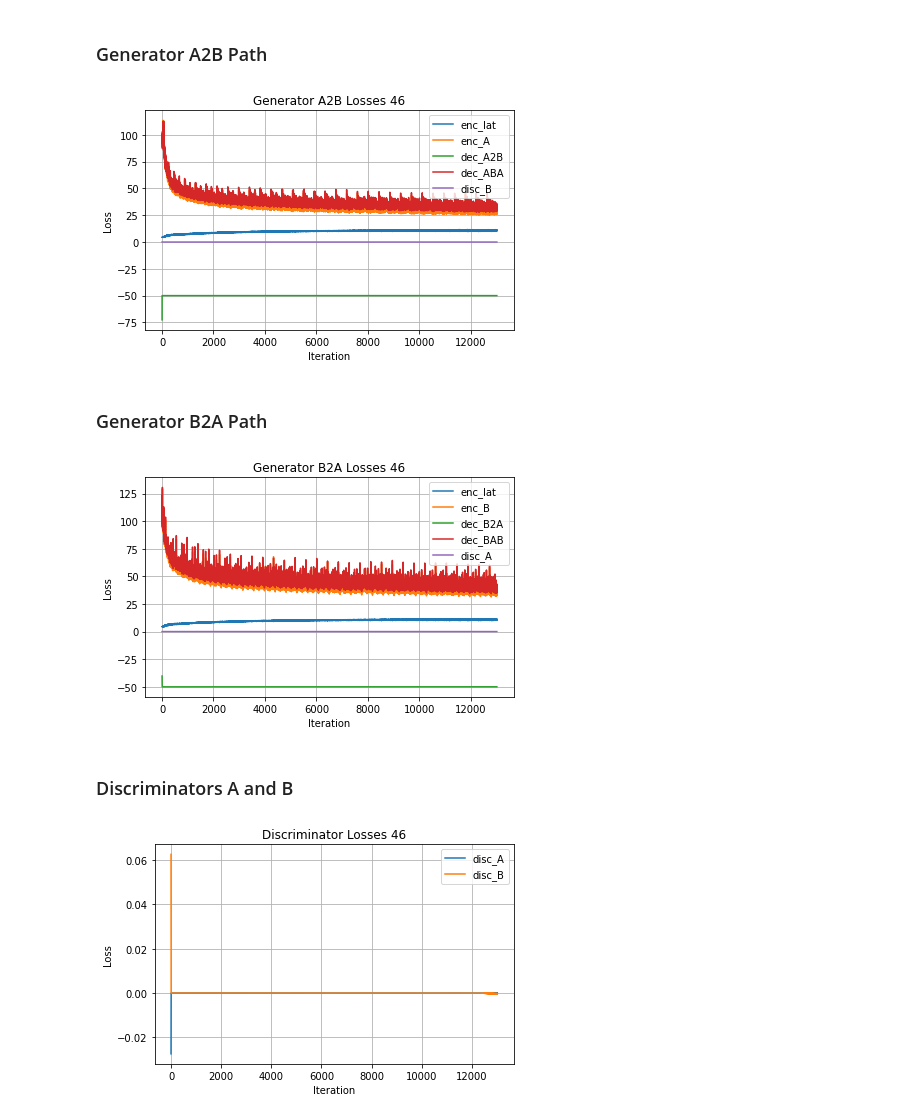
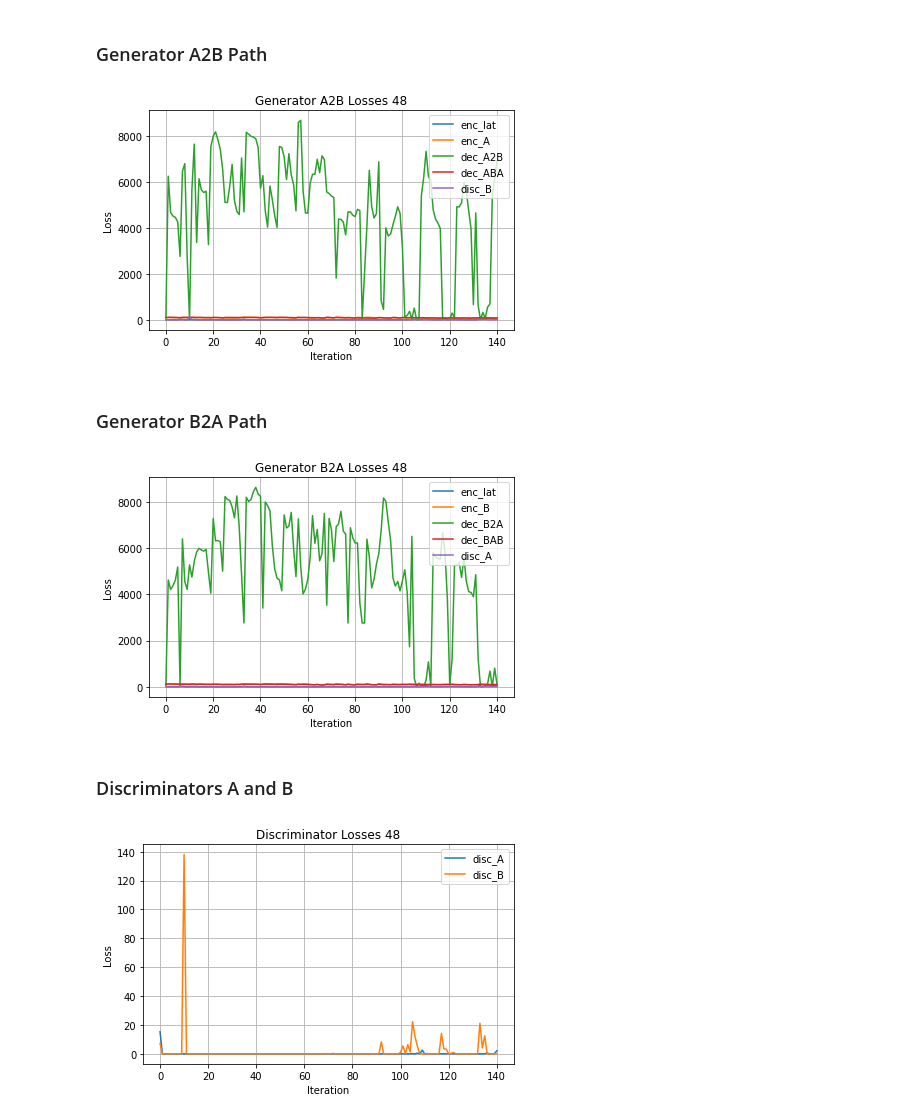
Before and after one commit to RussellSB/tt-vae-gan, a Jupyter notebook: VAE-CYCLE-GAN/results.ipynb, the cells around one changed output. Cells and saved outputs as stored; diff of their text form; code cells hidden in the pictures.

```diff
--- a/VAE-CYCLE-GAN/results.ipynb
+++ b/VAE-CYCLE-GAN/results.ipynb
@@ -8,13 +8,13 @@ import numpy as np
 
 import torch
 # %%
-n = '46' # Experiment number
+n = '48' # Experiment number
 # %% [markdown]
 ## Loss Graphs
 # %% [markdown]
 Initialising method and loading main dictionary
 # %%
-def plot_train_hist(train_hist, names, title, ylim=None):
+def plot_train_hist(train_hist, names, title, ylim=None, epoch=False):
     x = range(len(train_hist[names[0]]))
 
     plt.figure()
@@ -23,7 +23,16 @@ def plot_train_hist(train_hist, names, title, ylim=None):
     plt.ylabel('Loss')
 
     for n in names:
-        plt.plot(x, train_hist[n], label=n)
+
+        if(epoch):
+            # Specifically 420 since 1680/4. Batch size is 4, Max pairings is 1680
+            x = range(len(train_hist[names[0]]) // 420)
+            epoch_wise_hist = []
+            for i in range(0, len(train_hist[names[0]]), 420):
+                epoch_wise_hist.append(train_hist[n][i])
+            plt.plot(x, epoch_wise_hist, label=n)
+        else:
+            plt.plot(x, train_hist[n], label=n)
 
     plt.legend()
     plt.grid(True)
@@ -35,18 +44,18 @@ train_hist = load_pickle('../pool/'+n+'/train_hist.pickle')
 # %% [markdown]
 ### Generator A2B Path
 # %%
-plot_train_hist(train_hist, ['enc_lat', 'enc_A', 'dec_A2B', 'dec_ABA', 'disc_B'], 'Generator A2B Losses '+n)
+plot_train_hist(train_hist, ['enc_lat', 'enc_A', 'dec_A2B', 'dec_ABA', 'disc_B'], 'Generator A2B Losses '+n, epoch=True)
 # %% [output]
-[figure, old version]
+[figure, new version]
 # %% [markdown]
 ### Generator B2A Path
 # %%
-plot_train_hist(train_hist, ['enc_lat', 'enc_B', 'dec_B2A', 'dec_BAB', 'disc_A'], 'Generator B2A Losses '+n)
+plot_train_hist(train_hist, ['enc_lat', 'enc_B', 'dec_B2A', 'dec_BAB', 'disc_A'], 'Generator B2A Losses '+n, epoch=True)
 # %% [output]
-[figure, old version]
+[figure, new version]
 # %% [markdown]
 ### Discriminators A and B
 # %%
-plot_train_hist(train_hist, ['disc_A', 'disc_B'], 'Discriminator Losses '+n)
+plot_train_hist(train_hist, ['disc_A', 'disc_B'], 'Discriminator Losses '+n, epoch=True)
 # %% [output]
-[figure, old version]
+[figure, new version]
```
Also changed, not shown: 2 other files.
